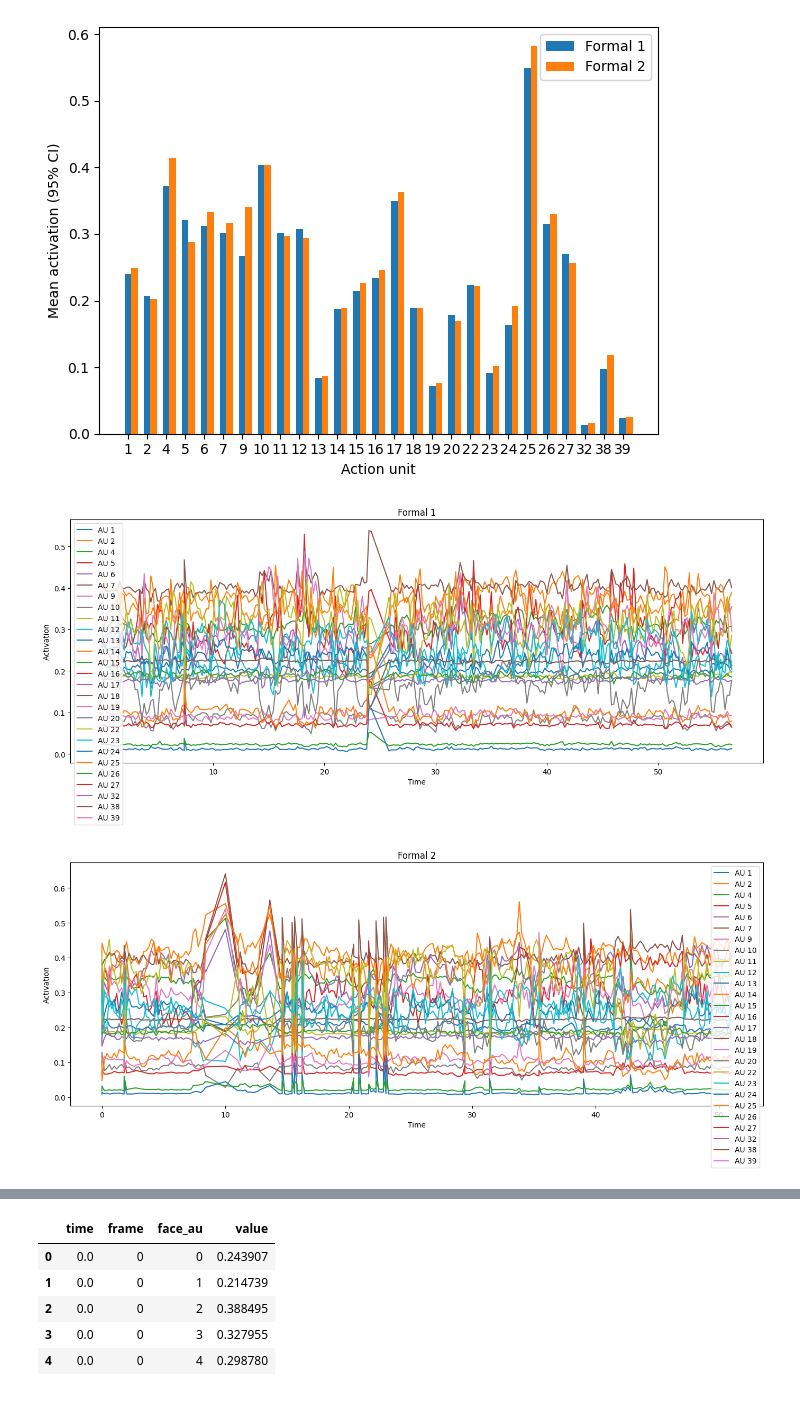
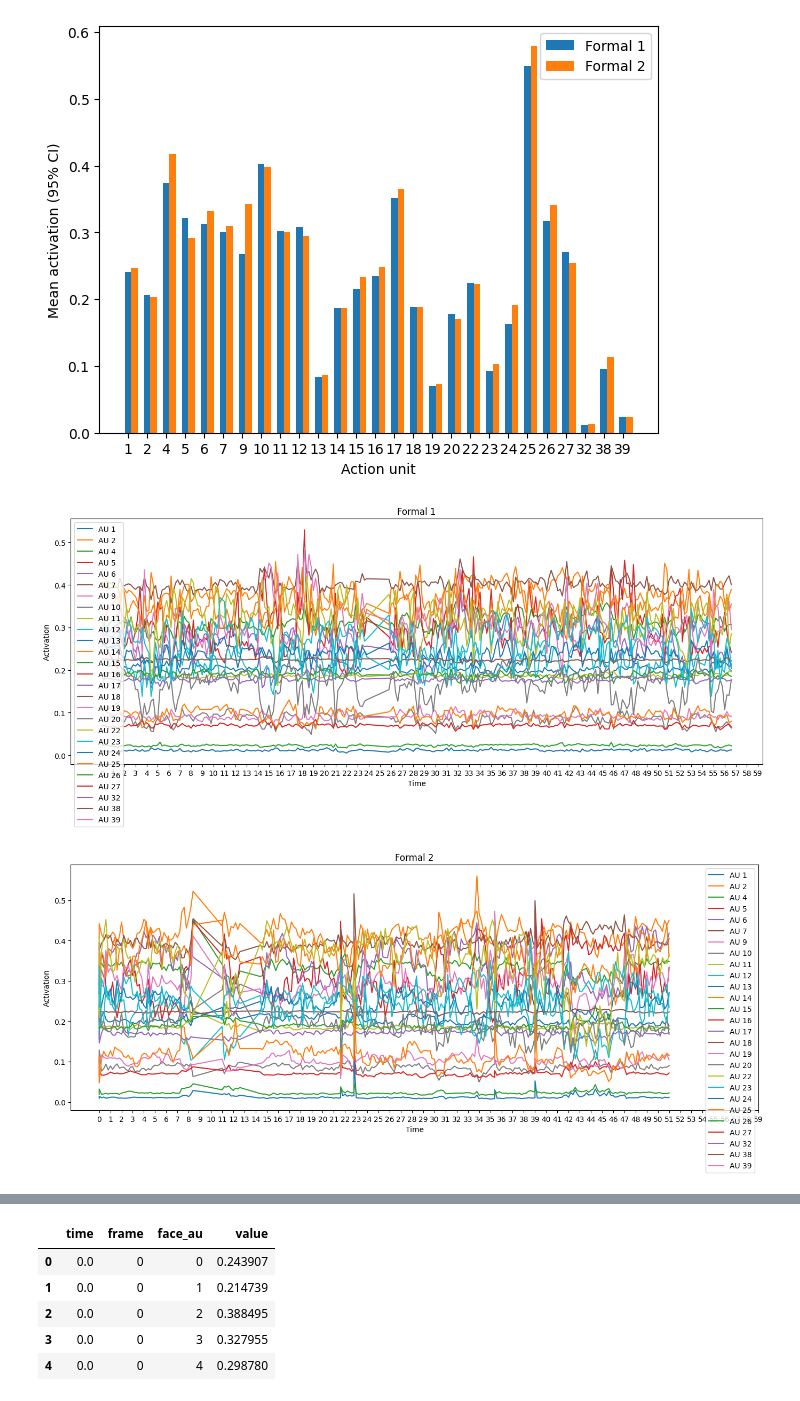
Before and after one commit to tomhtlnd/TEDx-Emotion-Capture, a Jupyter notebook: male_formal_analysis.ipynb, the cells around one changed output, grey strips where cells are left out. Drawn from its saved outputs; the diff is of its cells as text; code cells hidden in the pictures.

```diff
--- a/male_formal_analysis.ipynb
+++ b/male_formal_analysis.ipynb
@@ -32,6 +21,7 @@ def extract_au(df):
         [
             'time',
             'frame',
+            'face_prob',
             pl.lit([list(range(n_au))]).alias("face_au"),
             pl.col("face_aus").alias("value").list.take(list(range(n_au)))
         ]
@@ -59,3 +40,6 @@ features_1.head()
+# %%
+features_1 = features_1[features_1['face_prob'] > 0.9].drop(columns=['face_prob'])
+features_2 = features_2[features_2['face_prob'] > 0.9].drop(columns=['face_prob'])
 # %%
 def mean_activation(df):
     mean = df.groupby('face_au')['value'].mean()
@@ -81,31 +65,32 @@ fig.tight_layout()
 
 plt.show()
 # %% [output]
-[figure, old version]
+[figure, new version]
 # %%
 # Plot the activation of each action unit over time
 # action units should be all plotted in the same graph
 
 def plot_activation(df, title):
     fig, ax = plt.subplots()
     for i in range(n_au):
         # use au_ref to get the correct action unit
         au = df[df['face_au'] == au_ref[i]]
         ax.plot(au['time'], au['value'], label=f'AU {au_ref[i]}')
     ax.set_xlabel('Time')
     ax.set_ylabel('Activation')
     ax.set_title(title)
     ax.legend()
+    ax.set_xticks(np.arange(0, 60, 1))
     fig.tight_layout()
     fig.set_size_inches(15, 10)
     plt.show()
 
 
 plot_activation(features_1, 'Formal 1')
 plot_activation(features_2, 'Formal 2')
 # %% [output]
-[figure, old version]
+[figure, new version]
-[figure, old version]
+[figure, new version]
 # %%
 # Calculate the mean activation of each action unit for each time window
 # and plot the mean activation of each action unit over time
```
Also changed, not shown: parts of 5 cells of this notebook, 1 other file.
